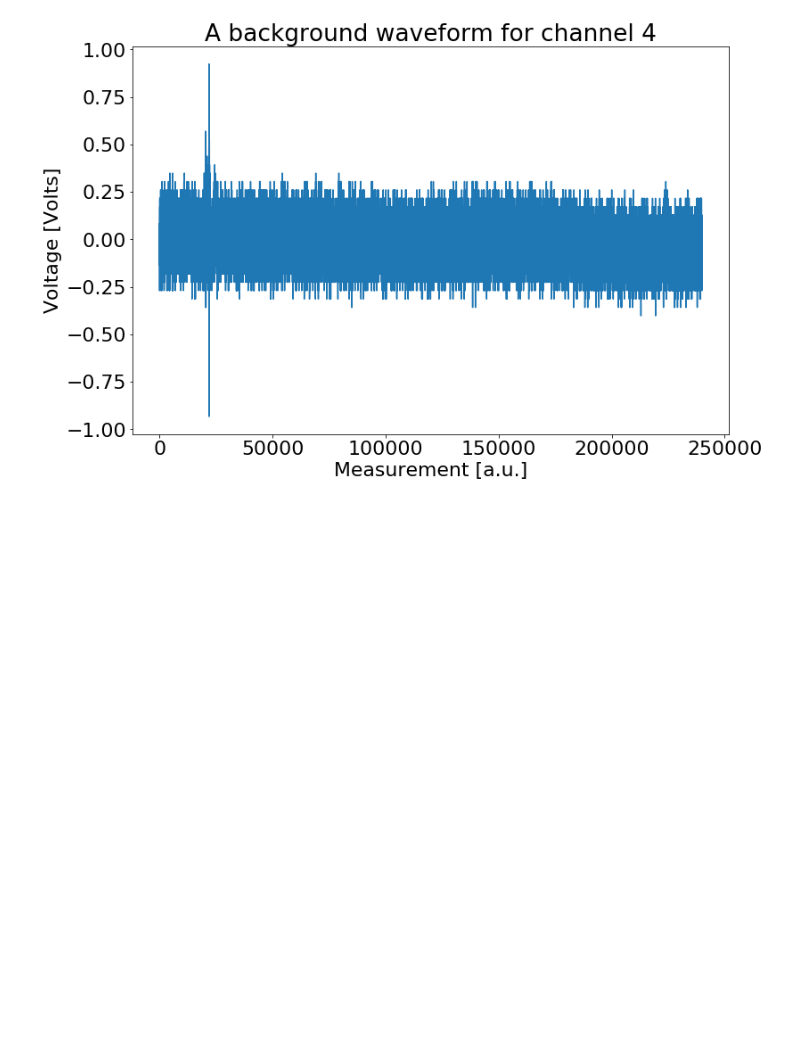
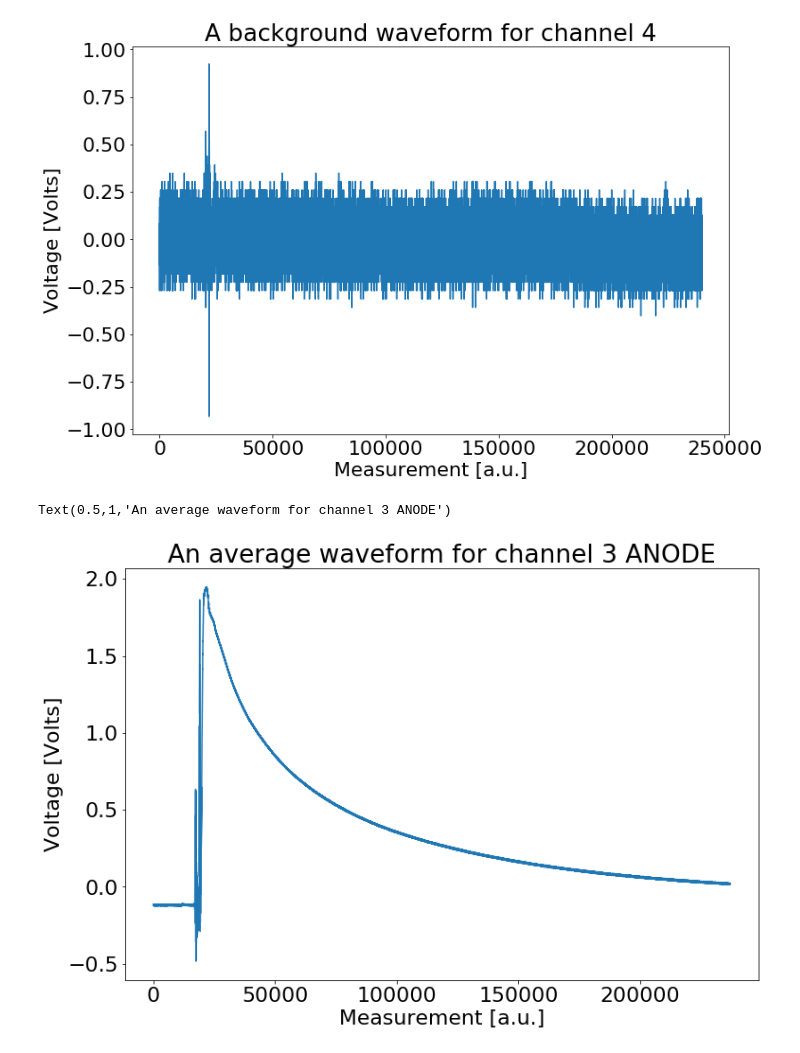
Before and after one commit to StefanoVergani/waveform_study, a Jupyter notebook: bkg_removal.ipynb, the cells around one changed output. Saved outputs shown, nothing was run; the diff lists cells and outputs as text; code cells hidden in the pictures; blank space fills up the shorter version.

```diff
--- a/bkg_removal.ipynb
+++ b/bkg_removal.ipynb
@@ -72,0 +75,2 @@ Text(0.5,1,'A background waveform for channel 4')
+# %%
+average_ch3=ppf.waveform_averager(waveform_ch3)
@@ -72,0 +81,9 @@ Text(0.5,1,'A background waveform for channel 4')
+# %%
+fig, ax = plt.subplots()
+ax.plot(waveform_ch3_time,average_ch3,label="Input Pulse")
+ax.set_xlabel("Measurement [a.u.]")
+ax.set_ylabel("Voltage [Volts]")
+ax.set_title("An average waveform for channel 3 ANODE")
+# %% [output]
+Text(0.5,1,'An average waveform for channel 3 ANODE')
+[figure, added]
```
Also changed, not shown: parts of 22 cells of this notebook, 1 other file.
